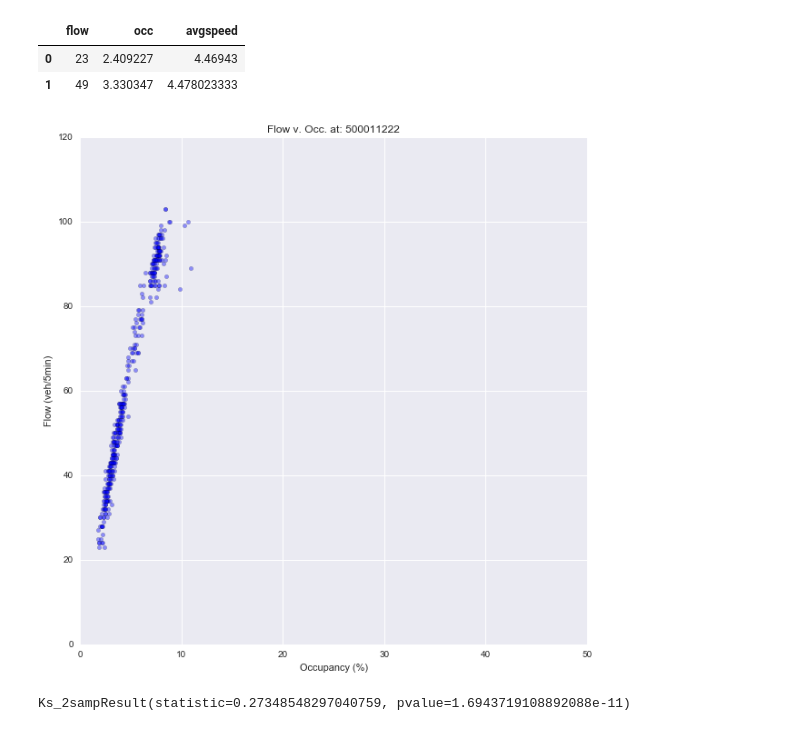
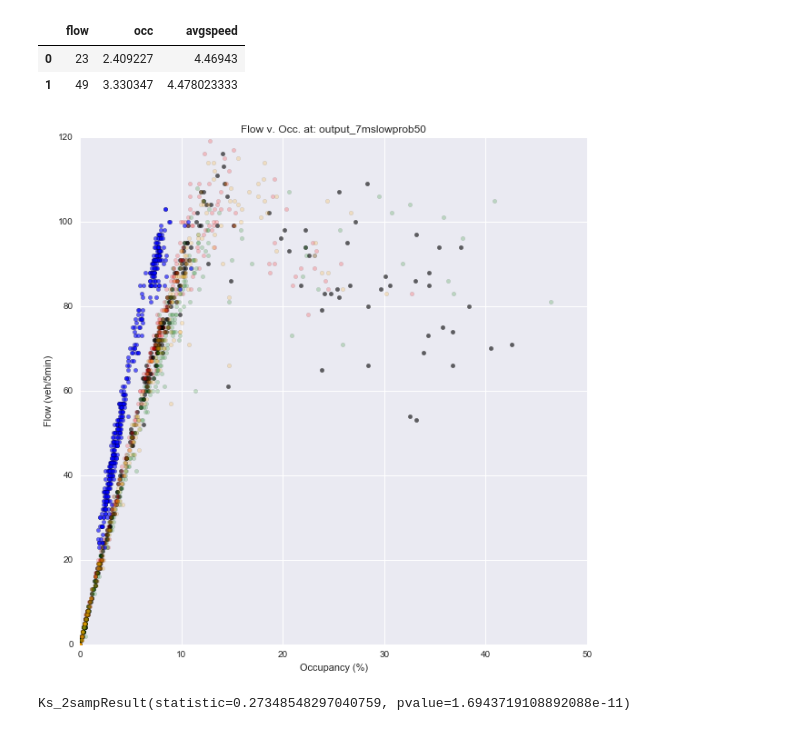
Before and after one commit to jvani/MM_CellularAutomaton, a Jupyter notebook: MM_SR1_Data.ipynb, the cells around one changed output. Cells and saved outputs as stored; diff of their text form; code cells hidden in the pictures.

Commit message:
Updated Plots

```diff
--- a/MM_SR1_Data.ipynb
+++ b/MM_SR1_Data.ipynb
@@ -99,24 +99,24 @@ data_output.head(2)
 | 1 | 49 | 3.330347 | 4.478023333 |
 # %%
 fig, (ax1) = pl.subplots(nrows=1, ncols=1, figsize=(10, 10))
-# ax1.scatter(df[df['Station'] == 500011121].AvgOcc * 100,
-#            df[df['Station'] == 500011121].TotalFlow, label=i, c='k', alpha=0.4)
-# ax1.scatter(df[df['Station'] == 500011212].AvgOcc * 100,
-#            df[df['Station'] == 500011212].TotalFlow, label=i, c='r', alpha=0.4)
-# ax1.scatter(df[df['Station'] == 500011143].AvgOcc * 100,
-#            df[df['Station'] == 500011143].TotalFlow, label=i, c='g', alpha=0.4)
-# ax1.scatter(df[df['Station'] == 500011222].AvgOcc * 100,
-#            df[df['Station'] == 500011222].TotalFlow, label=i, c='orange', alpha=0.4)
-ax1.scatter(data_output.occ, data_output.flow, c='b', alpha=0.4)
+ax1.scatter(df[df['Station'] == 500011121].AvgOcc * 100,
+           df[df['Station'] == 500011121].TotalFlow, label=i, c='k', alpha=0.6)
+ax1.scatter(df[df['Station'] == 500011212].AvgOcc * 100,
+           df[df['Station'] == 500011212].TotalFlow, label=i, c='r', alpha=0.2)
+ax1.scatter(df[df['Station'] == 500011143].AvgOcc * 100,
+           df[df['Station'] == 500011143].TotalFlow, label=i, c='g', alpha=0.2)
+ax1.scatter(df[df['Station'] == 500011222].AvgOcc * 100,
+           df[df['Station'] == 500011222].TotalFlow, label=i, c='orange', alpha=0.2)
+ax1.scatter(data_output.occ, data_output.flow, c='b', alpha=0.6)
 
 for ax in fig.axes:
     ax.set_title('Flow v. Occ. at: '+ str(i))
     ax.set_xlim(0, 50)
     ax.set_ylim(0, 120)
     ax.set_xlabel('Occupancy (%)')
     ax.set_ylabel('Flow (veh/5min)')
 # %% [output]
-[figure, old version]
+[figure, new version]
 # %%
 ks_2samp(df[df['Station'] == 500011121].TotalFlow,
          data_output.flow)
```
